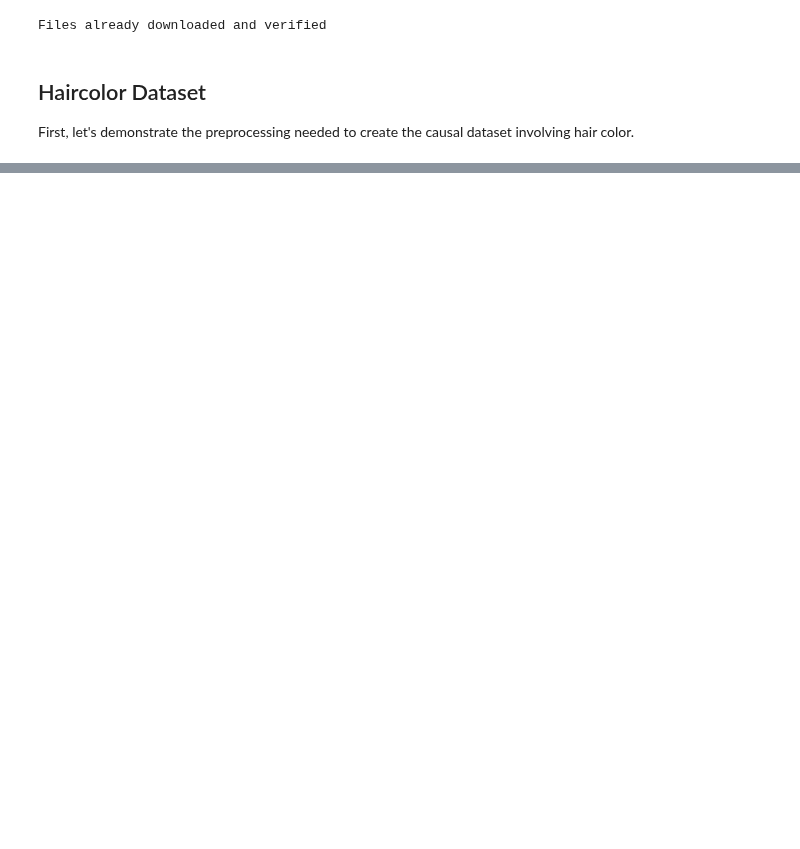
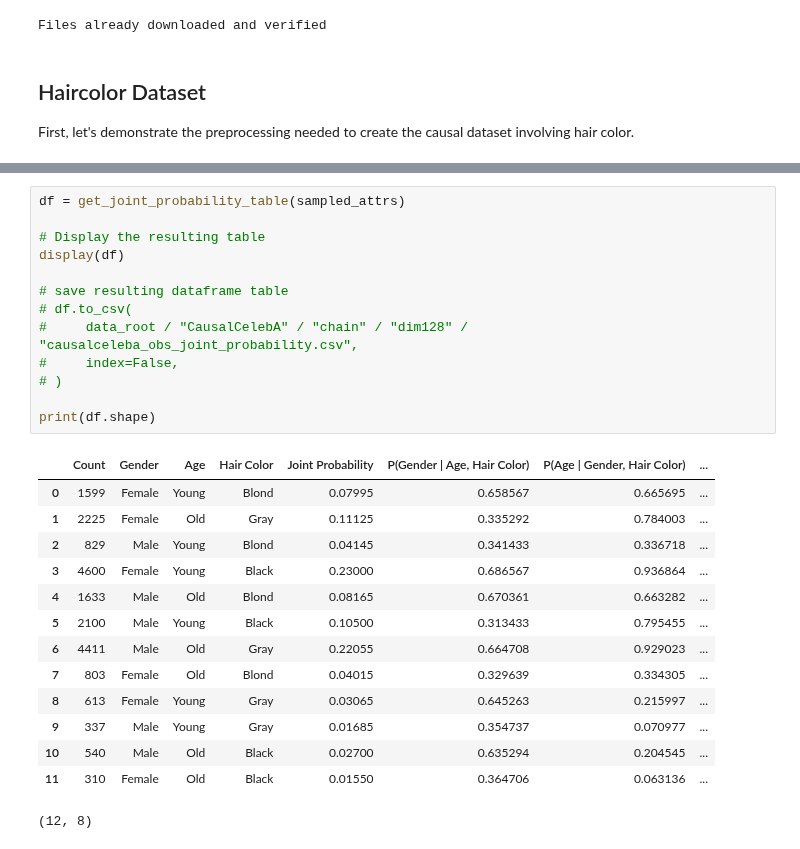
Before and after one commit to adam2392/ciflows, a Jupyter notebook: notebooks/create_causal_celeba.ipynb, the cells around one changed output, grey strips where cells are left out. Cells and saved outputs as stored; diff of their text form; blank space fills up the shorter version.

Commit message:
Made causal celebA dataset
Signed-off-by: Adam Li <adam2392@gmail.com>

```diff
--- a/notebooks/create_causal_celeba.ipynb
+++ b/notebooks/create_causal_celeba.ipynb
@@ -109,0 +365,28 @@ Number of total samples used: 69193 filtered from total of 162770 - 0.425 of the
+# %%
+df = get_joint_probability_table(sampled_attrs)
+
+# Display the resulting table
+display(df)
+
+# save resulting dataframe table
+# df.to_csv(
+#     data_root / "CausalCelebA" / "chain" / "dim128" / "causalceleba_obs_joint_probability.csv",
+#     index=False,
+# )
+
+print(df.shape)
+# %% [output]
+|  | Count | Gender | Age | Hair Color | Joint Probability | P(Gender | Age, Hair Color) | P(Age | Gender, Hair Color) | ... |
+| 0 | 1599 | Female | Young | Blond | 0.07995 | 0.658567 | 0.665695 | ... |
+| 1 | 2225 | Female | Old | Gray | 0.11125 | 0.335292 | 0.784003 | ... |
+| 2 | 829 | Male | Young | Blond | 0.04145 | 0.341433 | 0.336718 | ... |
+| 3 | 4600 | Female | Young | Black | 0.23000 | 0.686567 | 0.936864 | ... |
+| 4 | 1633 | Male | Old | Blond | 0.08165 | 0.670361 | 0.663282 | ... |
+| 5 | 2100 | Male | Young | Black | 0.10500 | 0.313433 | 0.795455 | ... |
+| 6 | 4411 | Male | Old | Gray | 0.22055 | 0.664708 | 0.929023 | ... |
+| 7 | 803 | Female | Old | Blond | 0.04015 | 0.329639 | 0.334305 | ... |
+| 8 | 613 | Female | Young | Gray | 0.03065 | 0.645263 | 0.215997 | ... |
+| 9 | 337 | Male | Young | Gray | 0.01685 | 0.354737 | 0.070977 | ... |
+| 10 | 540 | Male | Old | Black | 0.02700 | 0.635294 | 0.204545 | ... |
+| 11 | 310 | Female | Old | Black | 0.01550 | 0.364706 | 0.063136 | ... |
+(12, 8)
```
Also changed, not shown: parts of 29 cells of this notebook, 24 other files.
